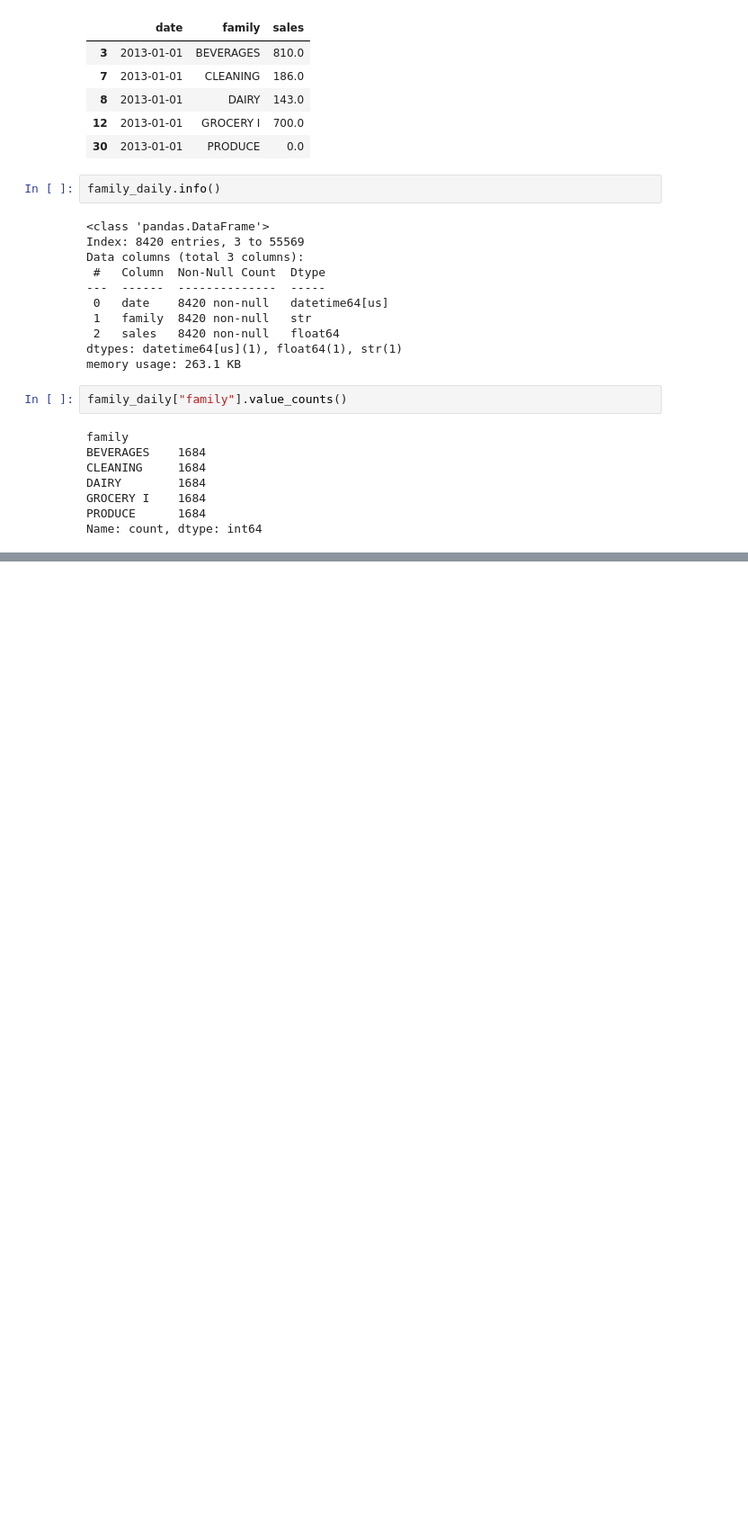
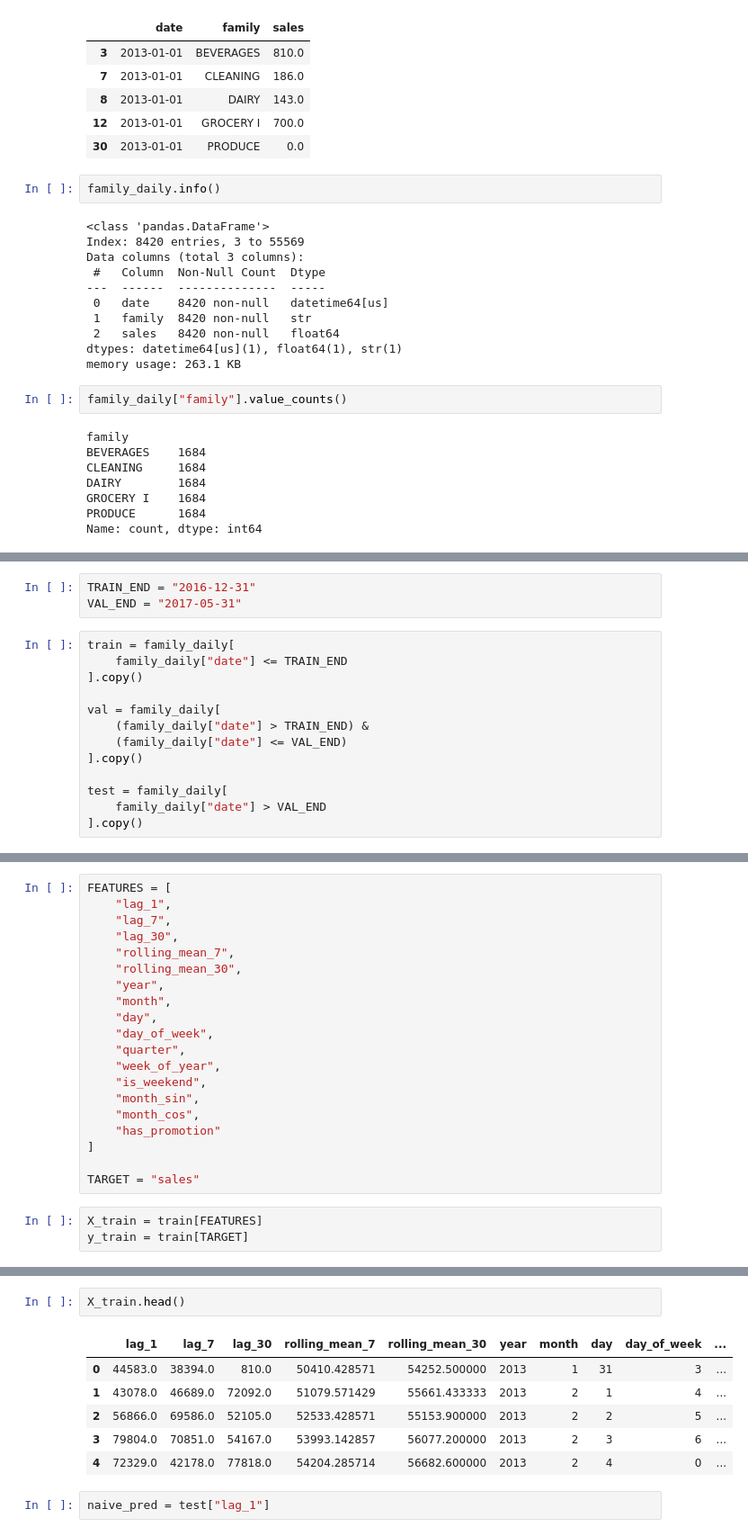
Before and after one commit to Edugar97/retail-demand-forecasting, a Jupyter notebook: notebooks/02_modeling.ipynb, the cells around one changed output, grey strips where cells are left out. Shown at 90% size. Drawn from its saved outputs; the diff is of its cells as text; blank space fills up the shorter version.

```diff
--- a/notebooks/02_modeling.ipynb
+++ b/notebooks/02_modeling.ipynb
@@ -114,0 +272,16 @@ plt.show()
+# %%
+TRAIN_END = "2016-12-31"
+VAL_END = "2017-05-31"
+# %%
+train = family_daily[
+    family_daily["date"] <= TRAIN_END
+].copy()
+
+val = family_daily[
+    (family_daily["date"] > TRAIN_END) &
+    (family_daily["date"] <= VAL_END)
+].copy()
+
+test = family_daily[
+    family_daily["date"] > VAL_END
+].copy()
@@ -114,0 +356,23 @@ plt.show()
+# %%
+FEATURES = [
+    "lag_1",
+    "lag_7",
+    "lag_30",
+    "rolling_mean_7",
+    "rolling_mean_30",
+    "year",
+    "month",
+    "day",
+    "day_of_week",
+    "quarter",
+    "week_of_year",
+    "is_weekend",
+    "month_sin",
+    "month_cos",
+    "has_promotion"
+]
+
+TARGET = "sales"
+# %%
+X_train = train[FEATURES]
+y_train = train[TARGET]
@@ -114,0 +401,11 @@ plt.show()
+# %%
+X_train.head()
+# %% [output]
+|  | lag_1 | lag_7 | lag_30 | rolling_mean_7 | rolling_mean_30 | year | month | day | day_of_week | ... |
+| 0 | 44583.0 | 38394.0 | 810.0 | 50410.428571 | 54252.500000 | 2013 | 1 | 31 | 3 | ... |
+| 1 | 43078.0 | 46689.0 | 72092.0 | 51079.571429 | 55661.433333 | 2013 | 2 | 1 | 4 | ... |
+| 2 | 56866.0 | 69586.0 | 52105.0 | 52533.428571 | 55153.900000 | 2013 | 2 | 2 | 5 | ... |
+| 3 | 79804.0 | 70851.0 | 54167.0 | 53993.142857 | 56077.200000 | 2013 | 2 | 3 | 6 | ... |
+| 4 | 72329.0 | 42178.0 | 77818.0 | 54204.285714 | 56682.600000 | 2013 | 2 | 4 | 0 | ... |
+# %%
+naive_pred = test["lag_1"]
```
Also changed, not shown: parts of 37 cells of this notebook.
